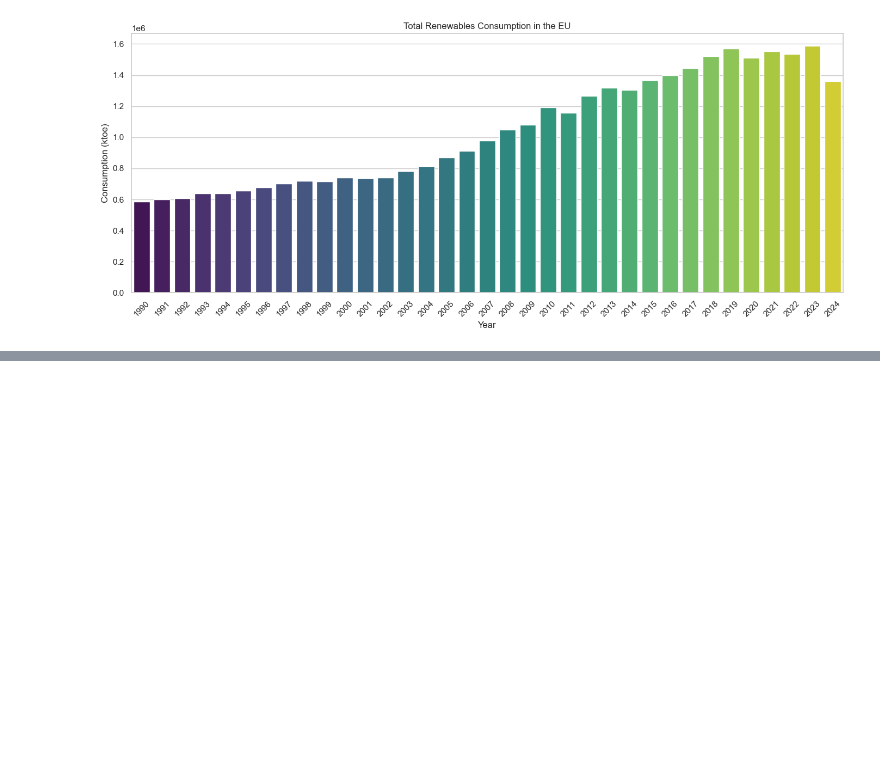
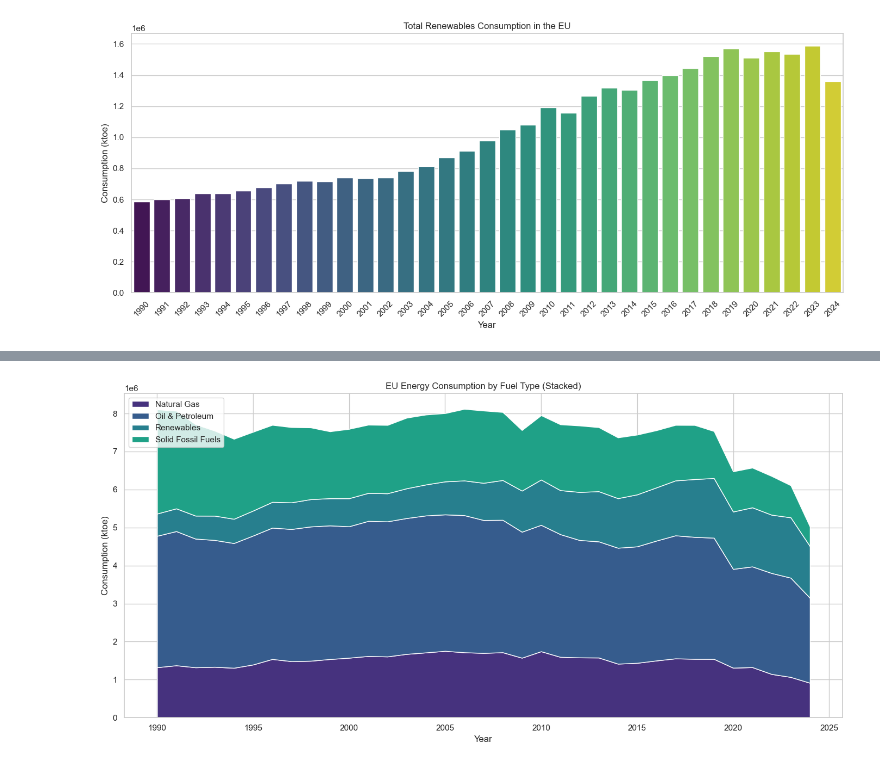
Before and after one commit to AnnaLozenko/PFDA_Project, a Jupyter notebook: eu_energy_sources_analysis.ipynb, the cells around one changed output, grey strips where cells are left out. Drawn from its saved outputs; the diff is of its cells as text; code cells hidden in the pictures; blank space fills up the shorter version.

```diff
--- a/eu_energy_sources_analysis.ipynb
+++ b/eu_energy_sources_analysis.ipynb
@@ -551,0 +504,23 @@ plot_heatmap(renewables_pivot, "Renewables", top_n=5)
+# %%
+eu_stack = eu_fuel_year.pivot(
+    index='Year',
+    columns='fuel_type',
+    values='Consumption_KTOE'
+)
+
+plt.figure(figsize=(14,7))
+
+plt.stackplot(
+    eu_stack.index,
+    eu_stack.T,
+    labels=eu_stack.columns
+)
+
+plt.title("EU Energy Consumption by Fuel Type (Stacked)")
+plt.xlabel("Year")
+plt.ylabel("Consumption (ktoe)")
+plt.legend(loc="upper left")
+plt.tight_layout()
+plt.show()
+# %% [output]
+[figure, added]
```
Also changed, not shown: parts of 23 cells of this notebook.
